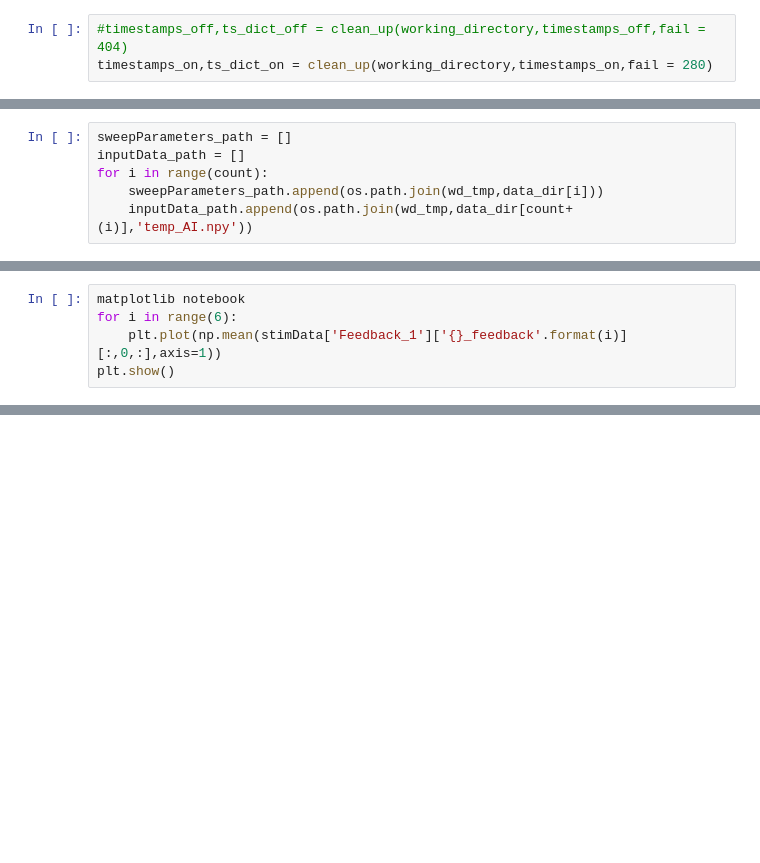
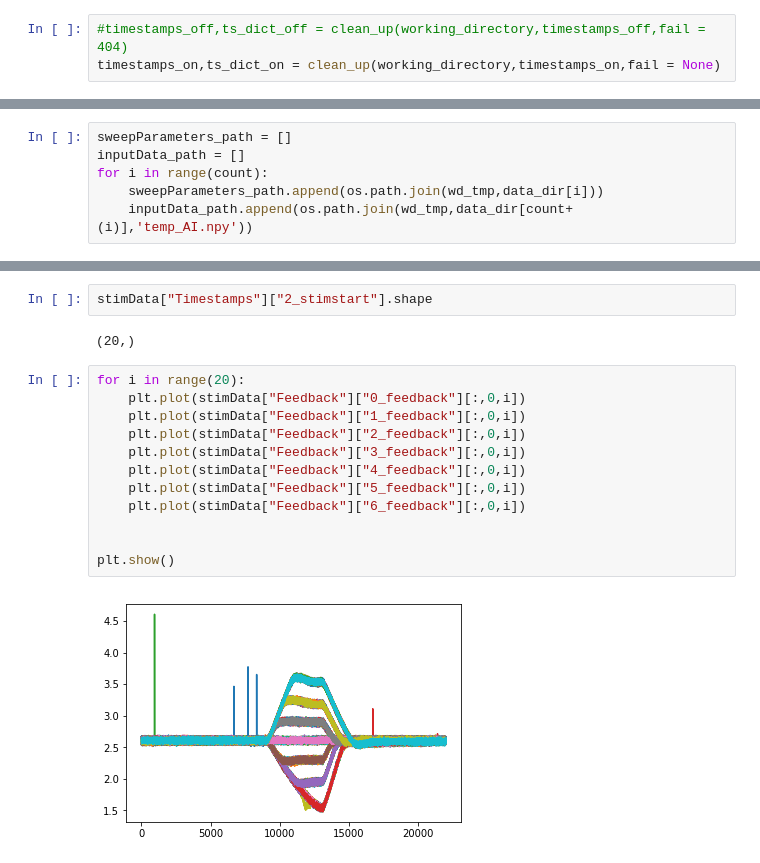
Before and after one commit to tbslv/np_pipeline, a Jupyter notebook: read_metaData_v3.ipynb, the cells around one changed output, grey strips where cells are left out. Cells and saved outputs as stored; diff of their text form; blank space fills up the shorter version.

```diff
--- a/read_metaData_v3.ipynb
+++ b/read_metaData_v3.ipynb
@@ -62,6 +63,6 @@ def clean_up(working_directory,timestamps, fail = None):
 ## for deleting timestamps use ts+1 // ts = first wrong ts
 # %%
 #timestamps_off,ts_dict_off = clean_up(working_directory,timestamps_off,fail = 404)
-timestamps_on,ts_dict_on = clean_up(working_directory,timestamps_on,fail = 280)
+timestamps_on,ts_dict_on = clean_up(working_directory,timestamps_on,fail = None)
 # %% [output]
 2
@@ -193,7 +188,2 @@ for i in range(2):
     stimData = pd.DataFrame.from_dict(Data,orient = 'columns')
     stimData.to_pickle(wd_tmp+'/'+ids[i]+'stimData.pkl')
-# %%
-matplotlib notebook
-for i in range(6):
-    plt.plot(np.mean(stimData['Feedback_1']['{}_feedback'.format(i)][:,0,:],axis=1))
-plt.show()
@@ -205 +190,19 @@ plt.show()
+# %%
+stimData["Timestamps"]["2_stimstart"].shape
+# %% [output]
+(20,)
+# %%
+for i in range(20):
+    plt.plot(stimData["Feedback"]["0_feedback"][:,0,i])
+    plt.plot(stimData["Feedback"]["1_feedback"][:,0,i])
+    plt.plot(stimData["Feedback"]["2_feedback"][:,0,i])
+    plt.plot(stimData["Feedback"]["3_feedback"][:,0,i])
+    plt.plot(stimData["Feedback"]["4_feedback"][:,0,i])
+    plt.plot(stimData["Feedback"]["5_feedback"][:,0,i])
+    plt.plot(stimData["Feedback"]["6_feedback"][:,0,i])
+
+
+plt.show()
+# %% [output]
+[figure, added]
 # %%
```
Also changed, not shown: parts of 15 cells of this notebook.
